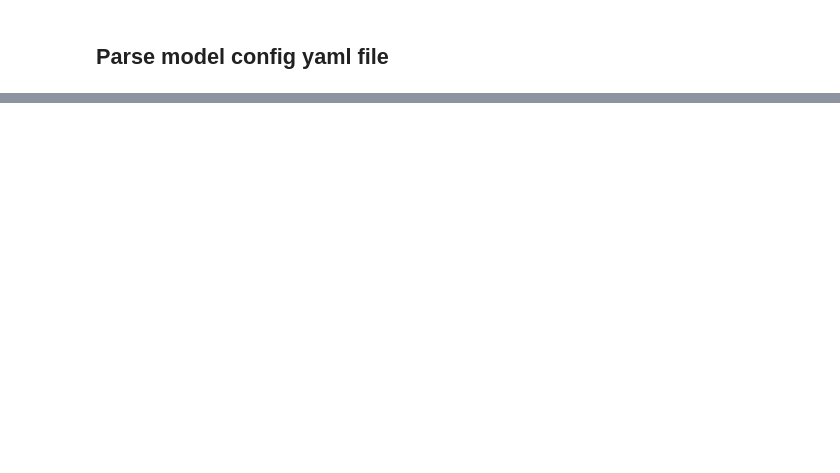
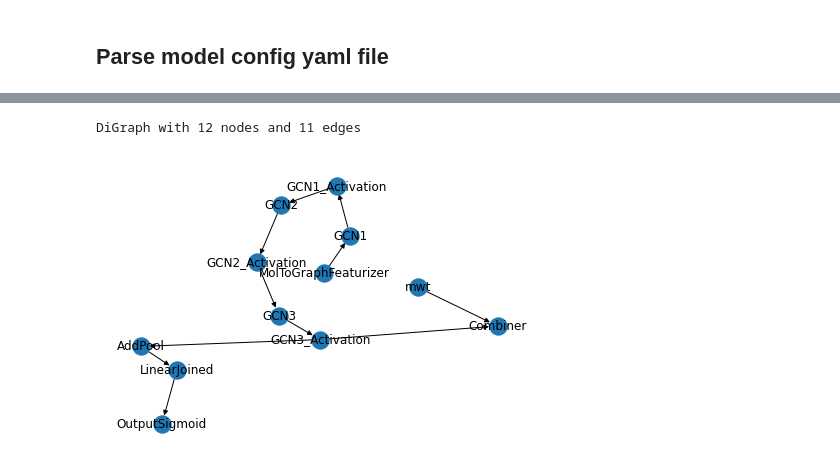
Before and after one commit to tridentbio/mariner, a Jupyter notebook: app/notebooks/ModelBuilding.ipynb, the cells around one changed output, grey strips where cells are left out. Drawn from its saved outputs; the diff is of its cells as text; code cells hidden in the pictures; blank space fills up the shorter version.

Commit message:
feat(model-builder): add notebook with custom model building

```diff
--- a/app/notebooks/ModelBuilding.ipynb
+++ b/app/notebooks/ModelBuilding.ipynb
@@ -75,0 +115,22 @@ ModelConfig(name='GNNExample', dataset=DatasetConfig(name='test_dataset_2', targ
+# %%
+import networkx as nx
+def make_graph(model: ModelConfig):
+    g = nx.DiGraph()
+    for feat in model.featurizers:
+        g.add_node(feat.name)
+    for layer in model.layers:
+        g.add_node(layer.name)
+    for layer in model.layers:
+        if isinstance(layer.input, str):
+            g.add_edge(layer.input, layer.name)
+        else:
+            for input_value in layer.input:
+                g.add_edge(input_value, layer.name)
+    return g
+
+graph = make_graph(model)
+print(graph)
+nx.draw(graph, with_labels=True)
+# %% [output]
+DiGraph with 12 nodes and 11 edges
+[figure, added]
```
Also changed, not shown: parts of 6 cells of this notebook, 2 other files.
